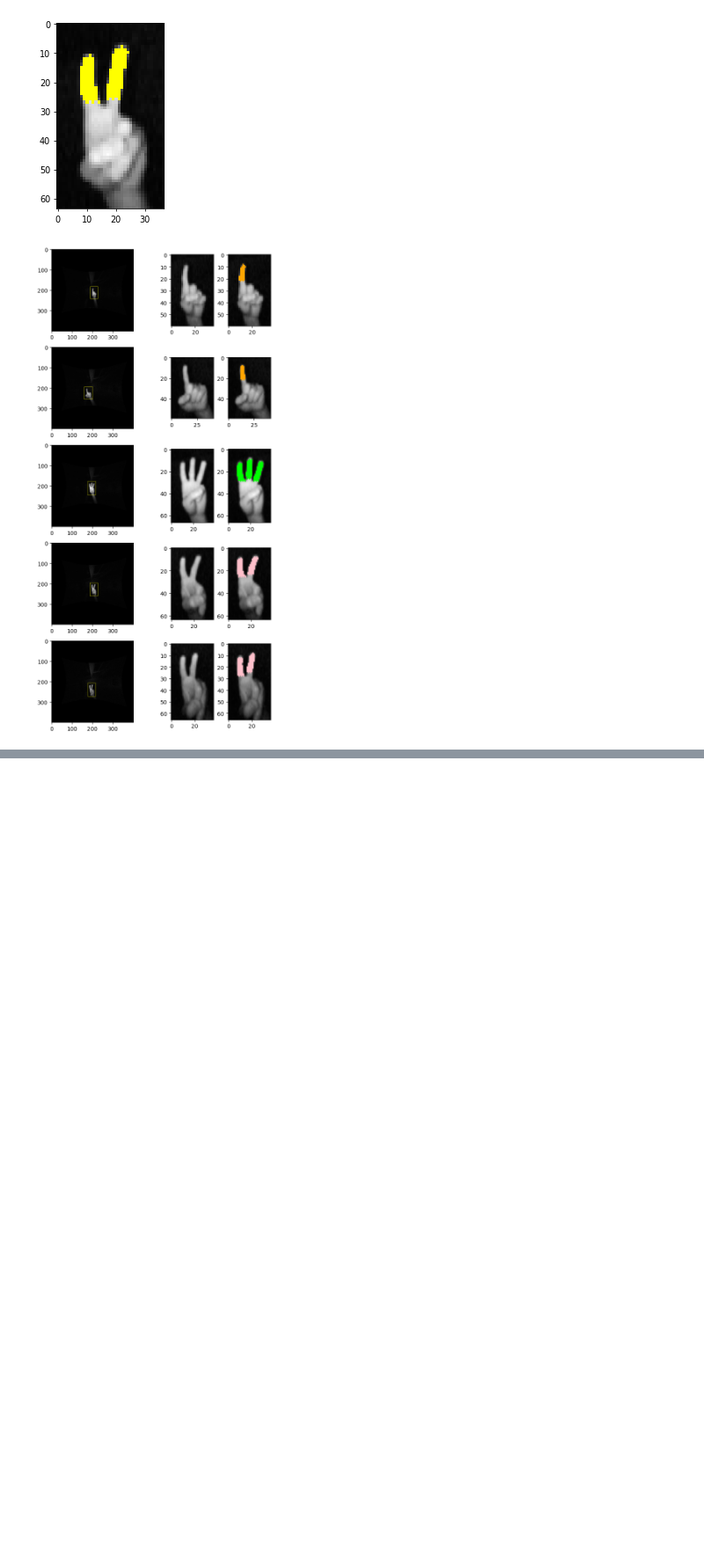
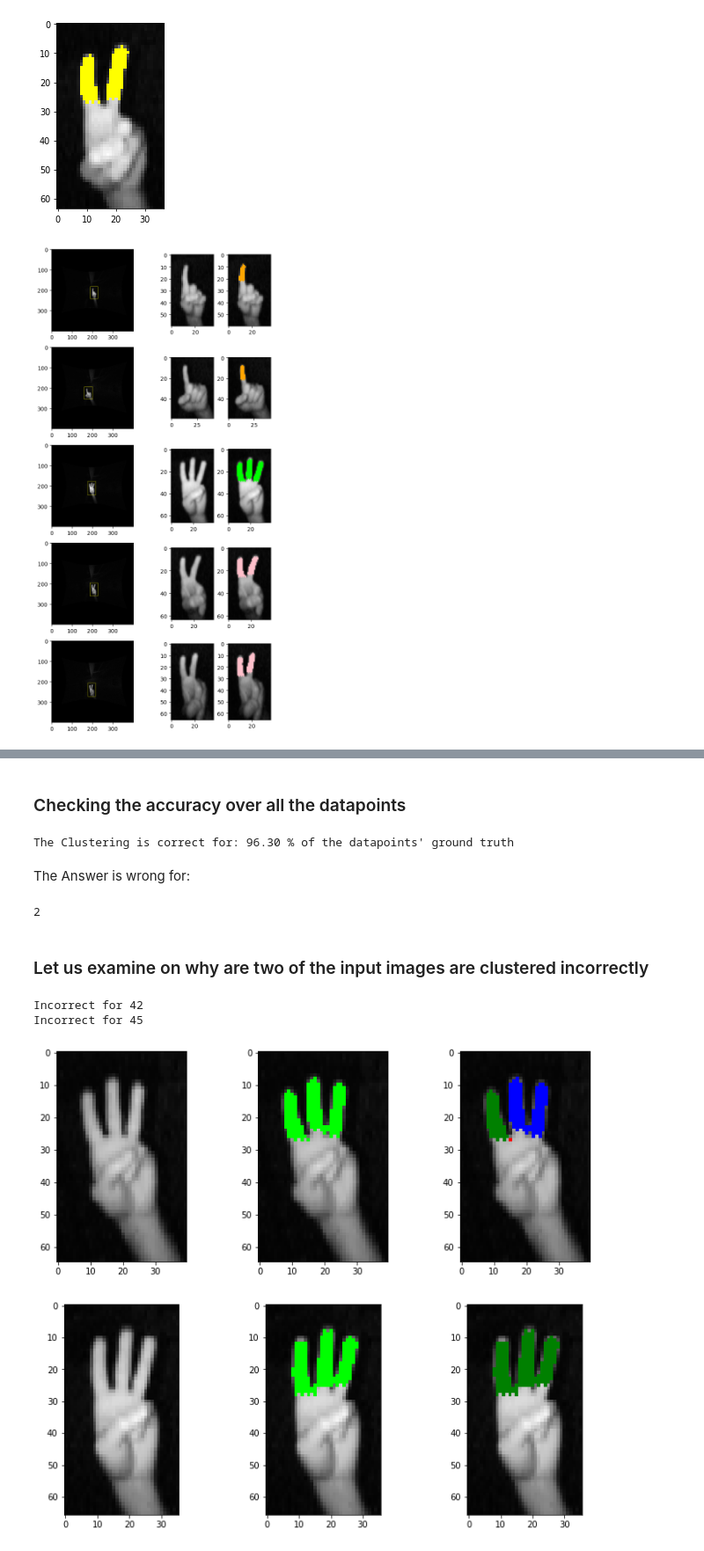
Before and after one commit to Bhuvanesh09/counting-fingers-classical, a Jupyter notebook: Workbook.ipynb, the cells around one changed output, grey strips where cells are left out. Shown: that part at 88% size. Drawn from its saved outputs; the diff is of its cells as text; code cells hidden in the pictures; blank space fills up the shorter version.

Commit message:
Added singleton clustering function to cluster input coordinates and predict the number of fingers

```diff
--- a/Workbook.ipynb
+++ b/Workbook.ipynb
@@ -89,7 +89,7 @@ def highlightPoints(img, pts, color = "yellow"):
         draw.point((x, y), fill = color)
 
 class ImgDat:
-    def __init__(self, dat, idx):
+    def __init__(self, dat, idx = None):
         self.idx = idx
         self.fullImage = dat[b"image"]
         self.box = dat[b"box"]
@@ -178,0 +251,50 @@ for ax in axs:
+# %%
+predObj = fingersFromPoints()
+
+imgObj = ImgDat(dat[52], 52)
+
+assert imgObj.numFingers == predObj.predictNumFingers(imgObj.fingerPoints), "Clustering has failed for the dataimage \
+with index {}. Something is wrong! {} is being predicted instead of {})".format(imgObj.idx, predObj.predictNumFingers(imgObj.fingerPoints),\
+                                                                               imgObj.numFingers)
+# %% [markdown]
+### Checking the accuracy over all the datapoints
+# %%
+cor, tot = 0, 0
+incor = []
+for idx, d in enumerate(dat):
+    imgObj = ImgDat(d, idx)
+    if imgObj.numFingers == predObj.predictNumFingers(imgObj.fingerPoints):
+        cor += 1
+    else:
+        incor.append(imgObj)
+    tot += 1
+
+print("The Clustering is correct for: {:.2f} % of the datapoints' ground truth".format(cor * 100 / tot))
+# %% [output]
+The Clustering is correct for: 96.30 % of the datapoints' ground truth
+# %% [markdown]
+The Answer is wrong for:
+# %%
+print(len(incor))
+# %% [output]
+2
+# %% [markdown]
+### Let us examine on why are two of the input images are clustered incorrectly
+# %%
+fig, axs = plt.subplots(2, 3, figsize = (12, 10))
+incorIndices = []
+for idx, (ax, imObj) in enumerate(zip(axs, incor)):
+    print("Incorrect for {}".format(imObj.idx))
+    incorIndices.append(imObj.idx)
+    ax[0].imshow(imObj.showImage())
+    ax[1].imshow(imObj.showFingers())
+    img = imObj.showImage()
+    clusters = predObj.findClusterCoors(np.array(imObj.fingerPoints))
+    COLS = ["green", "red", "blue", "yello", "orange", "pink"]
+    for idx2, c in enumerate(clusters):
+        highlightPoints(img, c, COLS[idx2])
+    ax[2].imshow(img)
+# %% [output]
+Incorrect for 42
+Incorrect for 45
+[figure, added]
```
Also changed, not shown: parts of 17 cells of this notebook.
